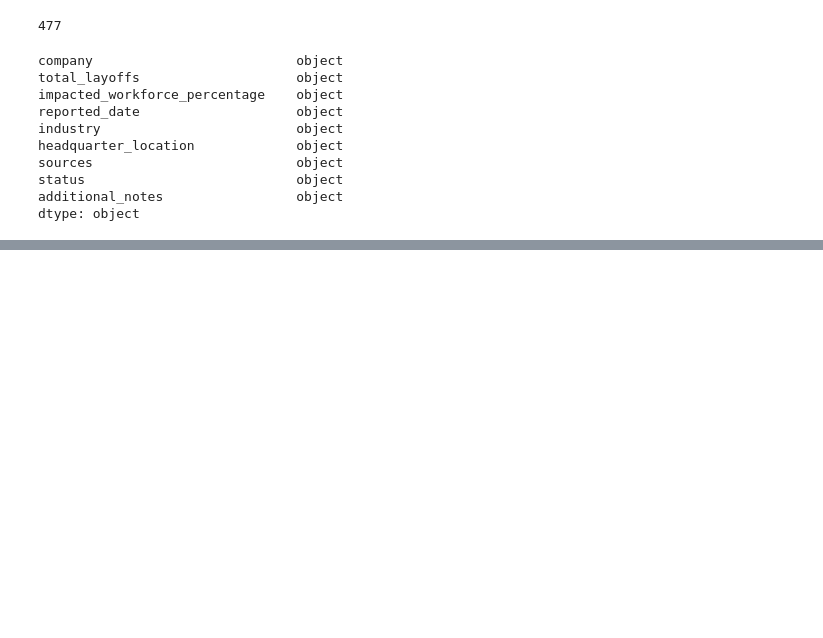
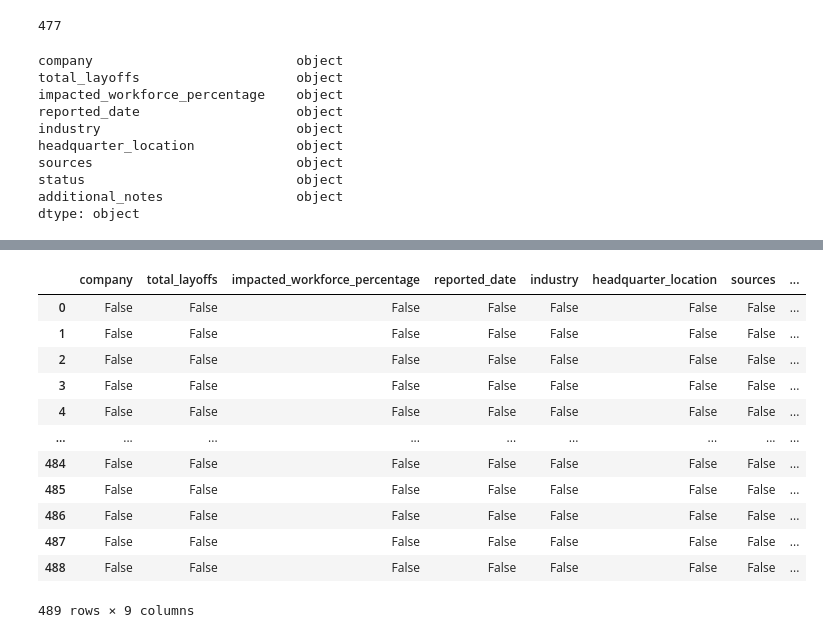
Before and after one commit to kaylajgranados/1.23-Tech-Layoffs, a Jupyter notebook: tech_layoffs.ipynb, the cells around one changed output, grey strips where cells are left out. Drawn from its saved outputs; the diff is of its cells as text; code cells hidden in the pictures; blank space fills up the shorter version.

```diff
--- a/tech_layoffs.ipynb
+++ b/tech_layoffs.ipynb
@@ -97,3 +56,19 @@ dtype: int64
+# %%
+tech_layoffs.isnull()
+# %% [output]
+|  | company | total_layoffs | impacted_workforce_percentage | reported_date | industry | headquarter_location | sources | ... |
+| 0 | False | False | False | False | False | False | False | ... |
+| 1 | False | False | False | False | False | False | False | ... |
+| 2 | False | False | False | False | False | False | False | ... |
+| 3 | False | False | False | False | False | False | False | ... |
+| 4 | False | False | False | False | False | False | False | ... |
+| ... | ... | ... | ... | ... | ... | ... | ... | ... |
+| 484 | False | False | False | False | False | False | False | ... |
+| 485 | False | False | False | False | False | False | False | ... |
+| 486 | False | False | False | False | False | False | False | ... |
+| 487 | False | False | False | False | False | False | False | ... |
+| 488 | False | False | False | False | False | False | False | ... |
+489 rows × 9 columns
 # %%
 tech_layoffs[tech_layoffs['total_layoffs'].str.contains('Unclear')==False ]
 # %% [output]
```
Also changed, not shown: parts of 11 cells of this notebook.
